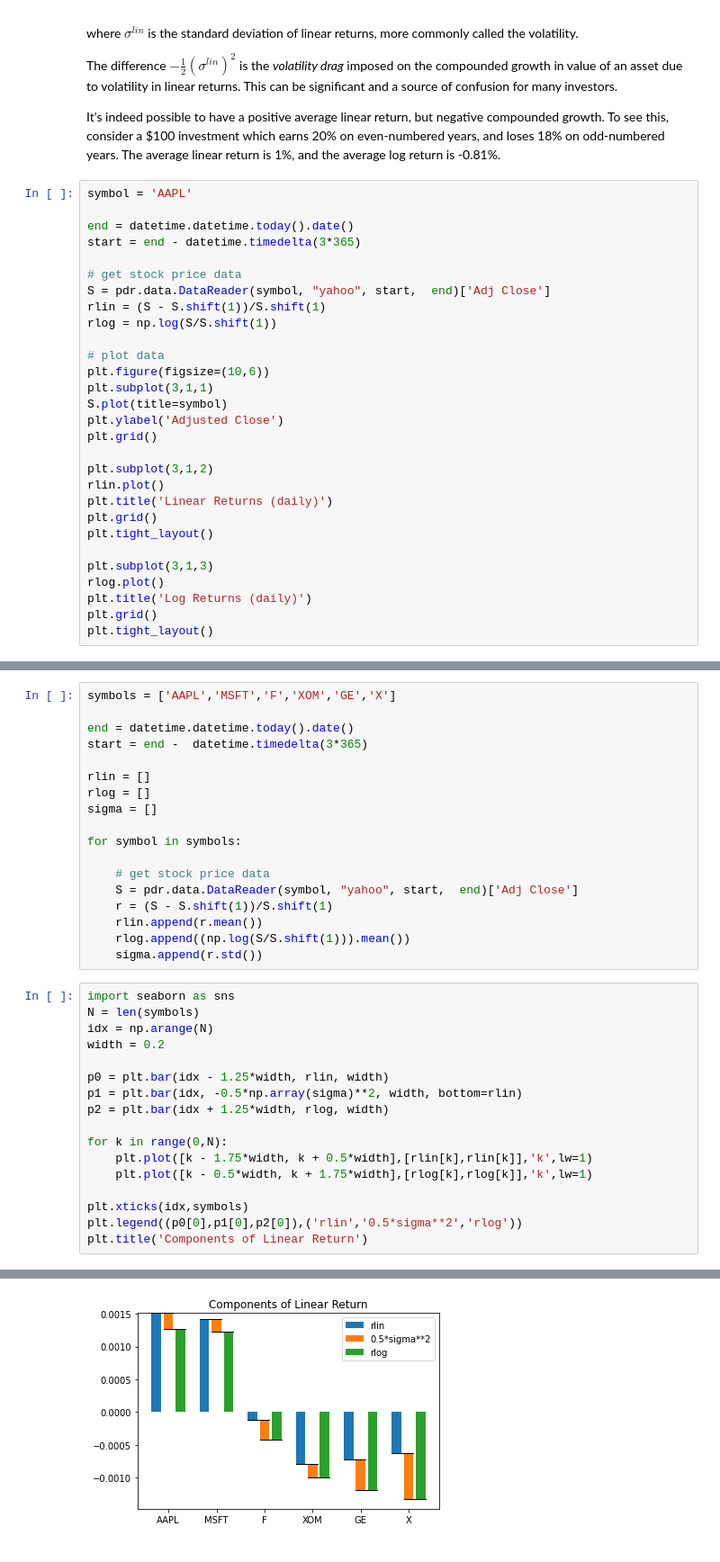
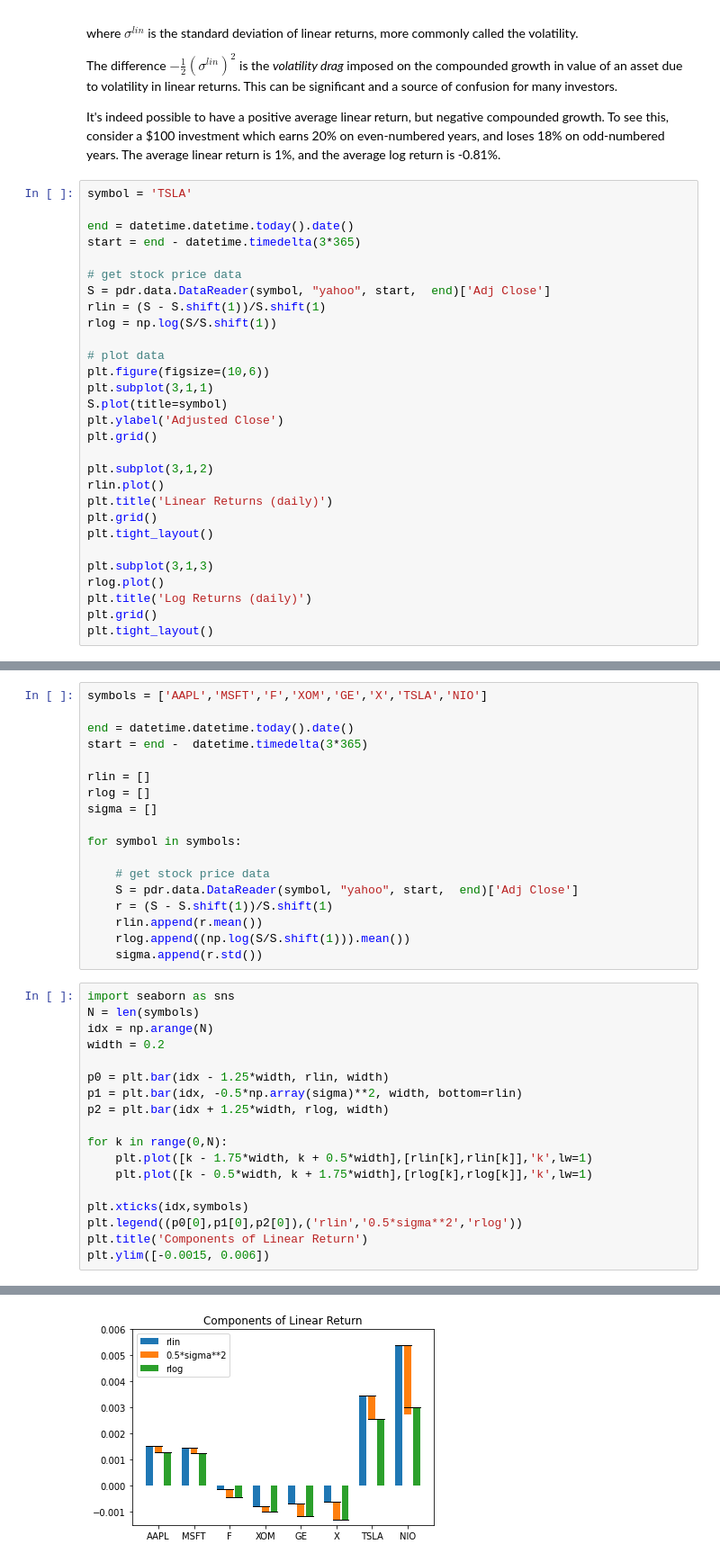
Before and after one commit to jckantor/CBE40455-2020, a Jupyter notebook: docs/07.01-Measuring-Return.ipynb, the cells around one changed output, grey strips where cells are left out. Shown at 90% size. Saved outputs shown, nothing was run; the diff lists cells and outputs as text.

```diff
--- a/docs/07.01-Measuring-Return.ipynb
+++ b/docs/07.01-Measuring-Return.ipynb
@@ -397,7 +419,7 @@ The difference $- \frac{1}{2} \left(\sigma^{lin}\right)^2$ is the _volatility dr
 
 It's indeed possible to have a positive average linear return, but negative compounded growth.  To see this, consider a \$100 investment which earns 20% on even-numbered years, and loses 18% on odd-numbered years. The average linear return is 1%, and the average log return is -0.81%.
 # %%
-symbol = 'AAPL'
+symbol = 'TSLA'
 
 end = datetime.datetime.today().date()
 start = end - datetime.timedelta(3*365)
@@ -444,5 +466,5 @@ Mean Log Return = 0.0012704
 # %%
-symbols = ['AAPL','MSFT','F','XOM','GE','X']
+symbols = ['AAPL','MSFT','F','XOM','GE','X','TSLA','NIO']
 
 end = datetime.datetime.today().date()
 start = end -  datetime.timedelta(3*365)
@@ -476,4 +498,5 @@ for k in range(0,N):
 plt.xticks(idx,symbols)
 plt.legend((p0[0],p1[0],p2[0]),('rlin','0.5*sigma**2','rlog'))
 plt.title('Components of Linear Return')
+plt.ylim([-0.0015, 0.006])
 # %% [output]
@@ -481,4 +504,4 @@ Text(0.5, 1.0, 'Components of Linear Return')
-[figure, old version]
+[figure, new version]
 # %% [markdown]
 <!--NAVIGATION-->
 < [7.0 Risk and Diversification](https://jckantor.github.io/CBE40455-2020/07.00-Risk-and-Diversification.html) | [Contents](toc.html) | [7.2 Geometric Brownian Motion](https://jckantor.github.io/CBE40455-2020/07.02-Geometric-Brownian-Motion.html) ><p><a href="https://colab.research.google.com/github/jckantor/CBE40455-2020/blob/master/docs/07.01-Measuring-Return.ipynb"> <img align="left" src="https://colab.research.google.com/assets/colab-badge.svg" alt="Open in Colab" title="Open in Google Colaboratory"></a><p><a href="https://jckantor.github.io/CBE40455-2020/07.01-Measuring-Return.ipynb"> <img align="left" src="https://img.shields.io/badge/Github-Download-blue.svg" alt="Download" title="Download Notebook"></a>
```
Also changed, not shown: parts of 14 cells of this notebook, 7 other files.
